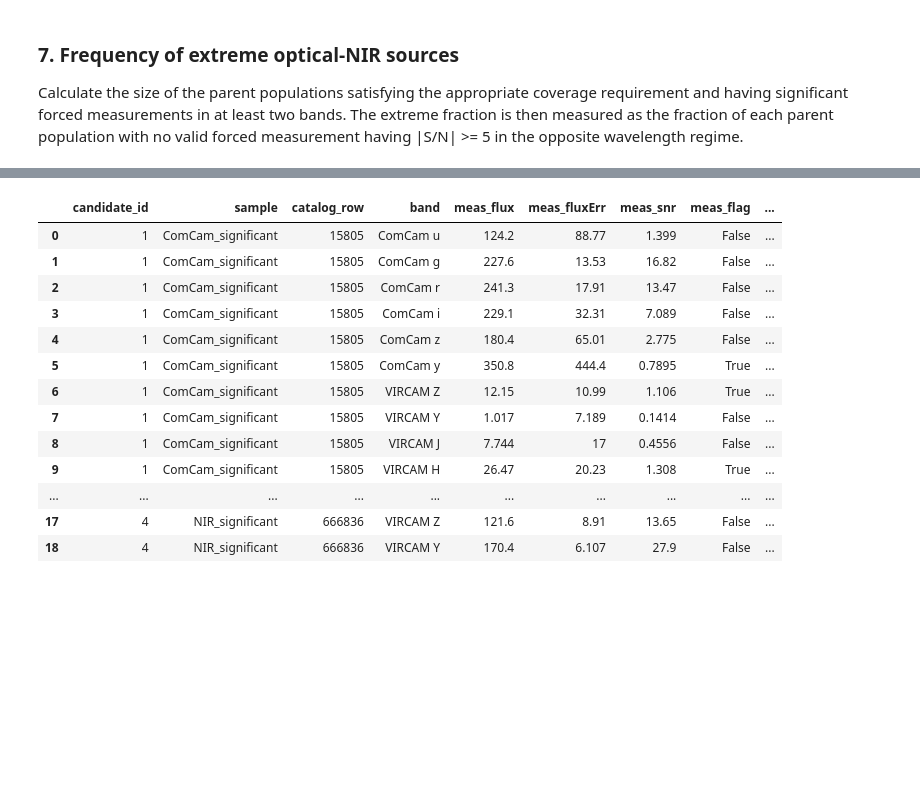
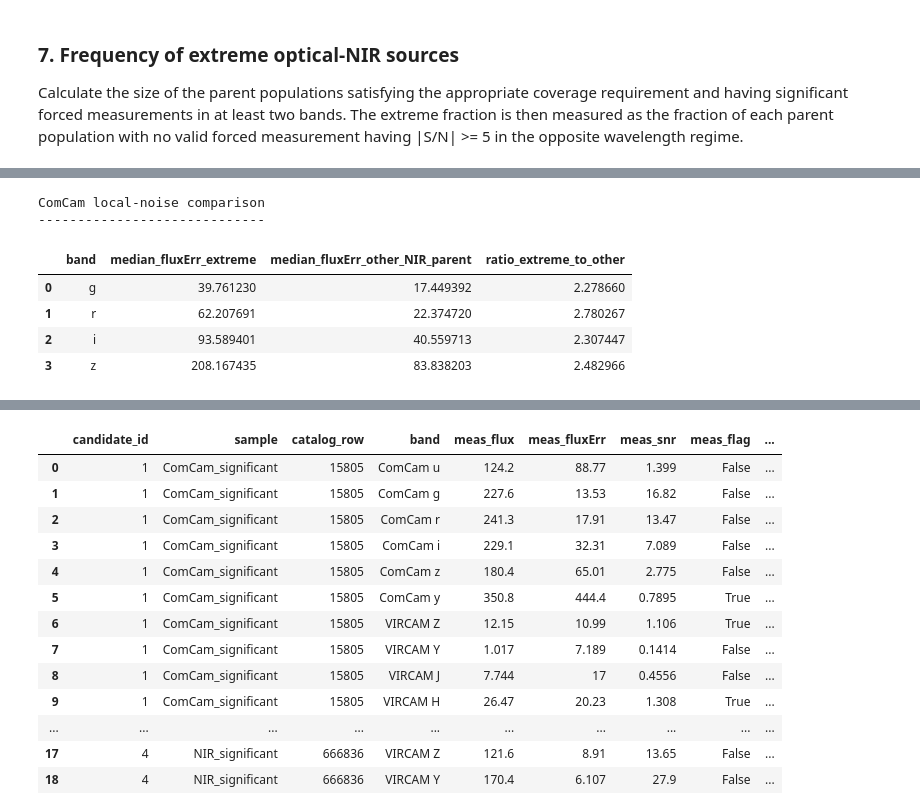
Before and after one commit to lsst-uk/lsst-ir-fusion, a Jupyter notebook: dmu5/dmu5_DP1/diagnostics/DP1_Source_Statistics.ipynb, the cells around one changed output, grey strips where cells are left out. Saved outputs shown, nothing was run; the diff lists cells and outputs as text; code cells hidden in the pictures; blank space fills up the shorter version.

```diff
--- a/dmu5/dmu5_DP1/diagnostics/DP1_Source_Statistics.ipynb
+++ b/dmu5/dmu5_DP1/diagnostics/DP1_Source_Statistics.ipynb
@@ -561,0 +640,35 @@ Extreme fraction            : 3.12%
+# %%
+# ============================================================
+# Diagnostic 3: ComCam flux-error comparison
+# ============================================================
+
+nir_non_extreme = nir_parent & (~nir_extreme)
+
+rows = []
+
+for band in COMCAM_CORE_BANDS:
+    err = forced[f"ComCam_{band}"]["flux_err"]
+
+    med_extreme = np.nanmedian(err[nir_extreme])
+    med_other = np.nanmedian(err[nir_non_extreme])
+
+    rows.append({
+        "band": band,
+        "median_fluxErr_extreme": med_extreme,
+        "median_fluxErr_other_NIR_parent": med_other,
+        "ratio_extreme_to_other": med_extreme / med_other,
+    })
+
+depth_comparison = pd.DataFrame(rows)
+
+print("ComCam local-noise comparison")
+print("-----------------------------")
+display(depth_comparison)
+# %% [output]
+ComCam local-noise comparison
+-----------------------------
+|  | band | median_fluxErr_extreme | median_fluxErr_other_NIR_parent | ratio_extreme_to_other |
+| 0 | g | 39.761230 | 17.449392 | 2.278660 |
+| 1 | r | 62.207691 | 22.374720 | 2.780267 |
+| 2 | i | 93.589401 | 40.559713 | 2.307447 |
+| 3 | z | 208.167435 | 83.838203 | 2.482966 |
```
Also changed, not shown: parts of 26 cells of this notebook.
